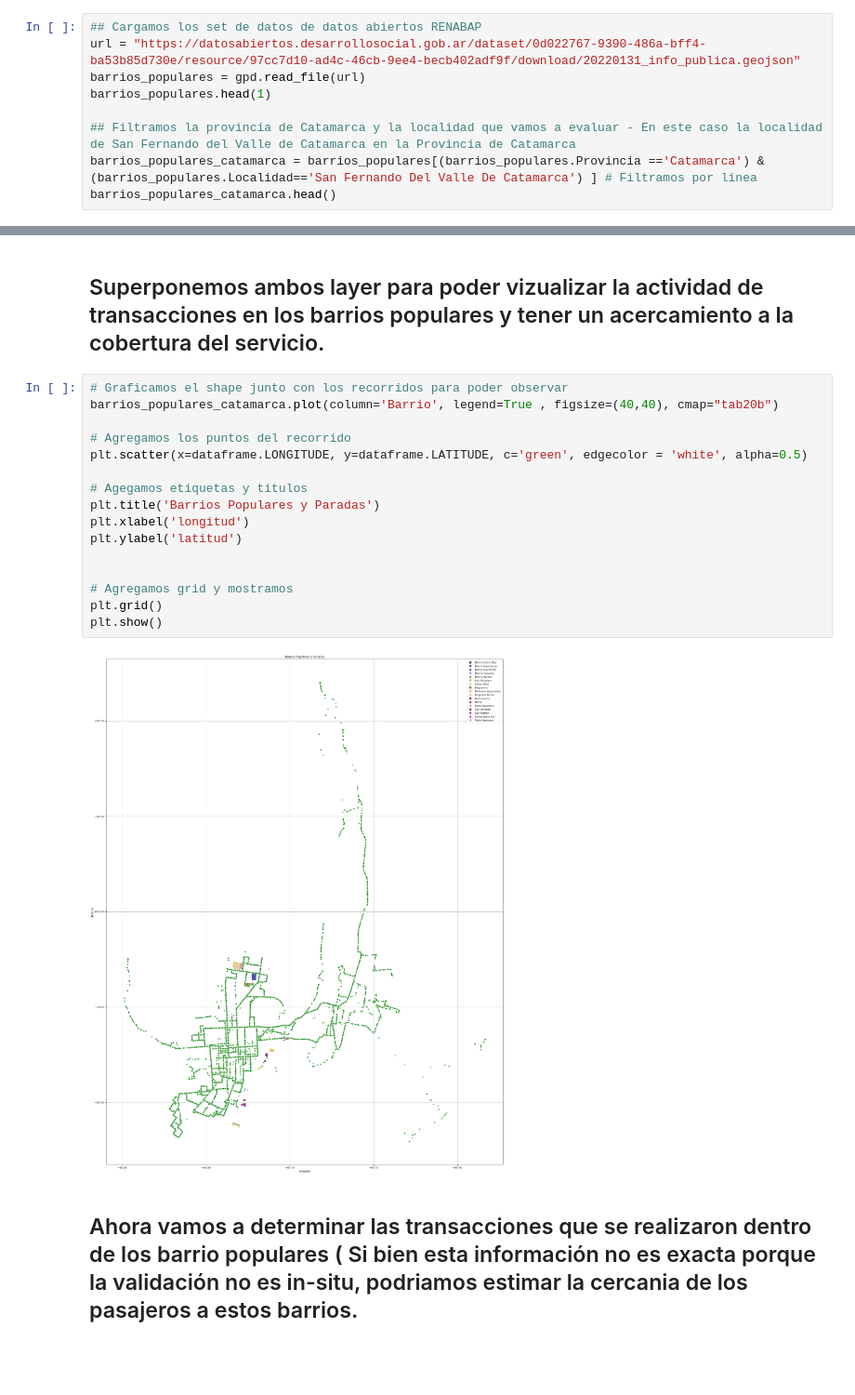
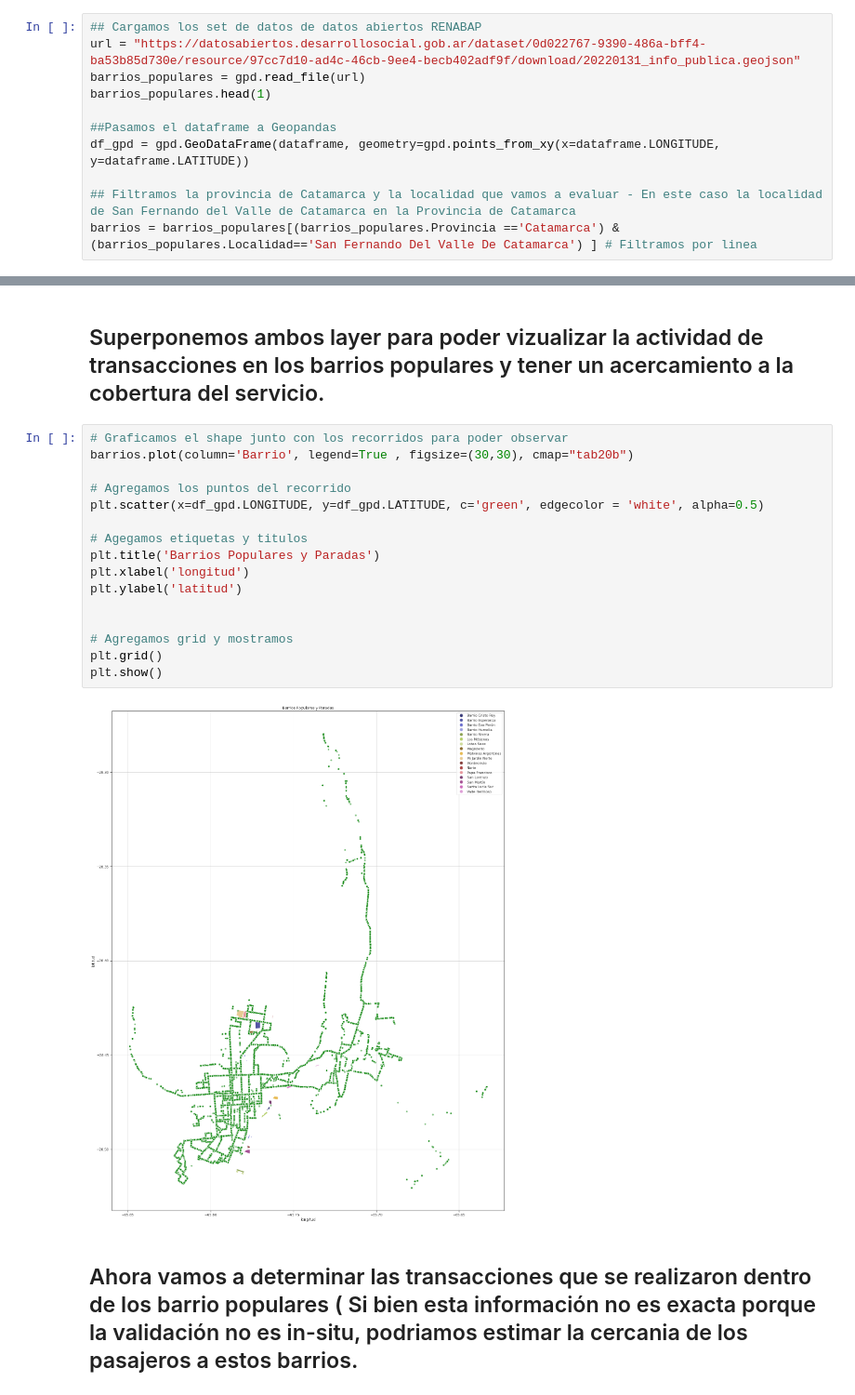
Before and after one commit to sebasruggero/analisis_transporte_catamarca, a Jupyter notebook: Análisis_Catamarca.ipynb, the cells around one changed output, grey strips where cells are left out. Shown at 93% size. Saved outputs shown, nothing was run; the diff lists cells and outputs as text; blank space fills up the shorter version.

```diff
--- a/Análisis_Catamarca.ipynb
+++ b/Análisis_Catamarca.ipynb
@@ -208,6 +188,8 @@ url = "https://datosabiertos.desarrollosocial.gob.ar/dataset/0d022767-9390-486a-
 barrios_populares = gpd.read_file(url)
 barrios_populares.head(1)
 
+##Pasamos el dataframe a Geopandas
+df_gpd = gpd.GeoDataFrame(dataframe, geometry=gpd.points_from_xy(x=dataframe.LONGITUDE, y=dataframe.LATITUDE))
+
 ## Filtramos la provincia de Catamarca y la localidad que vamos a evaluar - En este caso la localidad de San Fernando del Valle de Catamarca en la Provincia de Catamarca
-barrios_populares_catamarca = barrios_populares[(barrios_populares.Provincia =='Catamarca') & (barrios_populares.Localidad=='San Fernando Del Valle De Catamarca') ] # Filtramos por linea
-barrios_populares_catamarca.head()
+barrios = barrios_populares[(barrios_populares.Provincia =='Catamarca') & (barrios_populares.Localidad=='San Fernando Del Valle De Catamarca') ] # Filtramos por linea
@@ -222,21 +197,21 @@ barrios_populares_catamarca.head()
 ## Superponemos ambos layer para poder vizualizar la actividad de transacciones en los barrios populares y tener un acercamiento a la cobertura del servicio.
 # %%
 # Graficamos el shape junto con los recorridos para poder observar
-barrios_populares_catamarca.plot(column='Barrio', legend=True , figsize=(40,40), cmap="tab20b")
+barrios.plot(column='Barrio', legend=True , figsize=(30,30), cmap="tab20b")
 
 # Agregamos los puntos del recorrido
-plt.scatter(x=dataframe.LONGITUDE, y=dataframe.LATITUDE, c='green', edgecolor = 'white', alpha=0.5)
+plt.scatter(x=df_gpd.LONGITUDE, y=df_gpd.LATITUDE, c='green', edgecolor = 'white', alpha=0.5)
 
 # Agegamos etiquetas y titulos
 plt.title('Barrios Populares y Paradas')
 plt.xlabel('longitud')
 plt.ylabel('latitud')
 
 
 # Agregamos grid y mostramos
 plt.grid()
 plt.show()
 # %% [output]
-[figure, old version]
+[figure, new version]
 # %% [markdown]
 ## Ahora vamos a determinar las transacciones que se realizaron dentro de los barrio populares ( Si bien esta información no es exacta porque la validación no es in-situ, podriamos estimar la cercania de los pasajeros a estos barrios.
```
Also changed, not shown: parts of 9 cells of this notebook.
